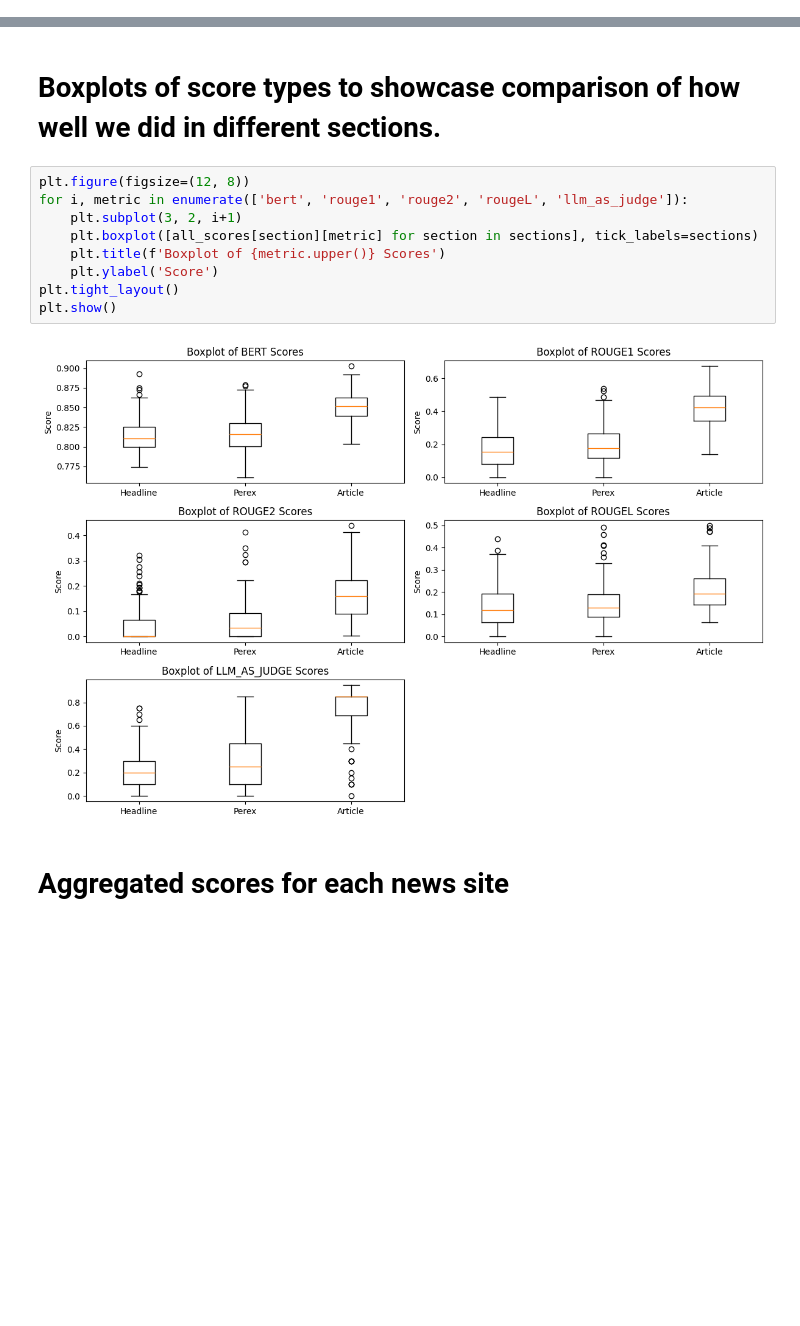
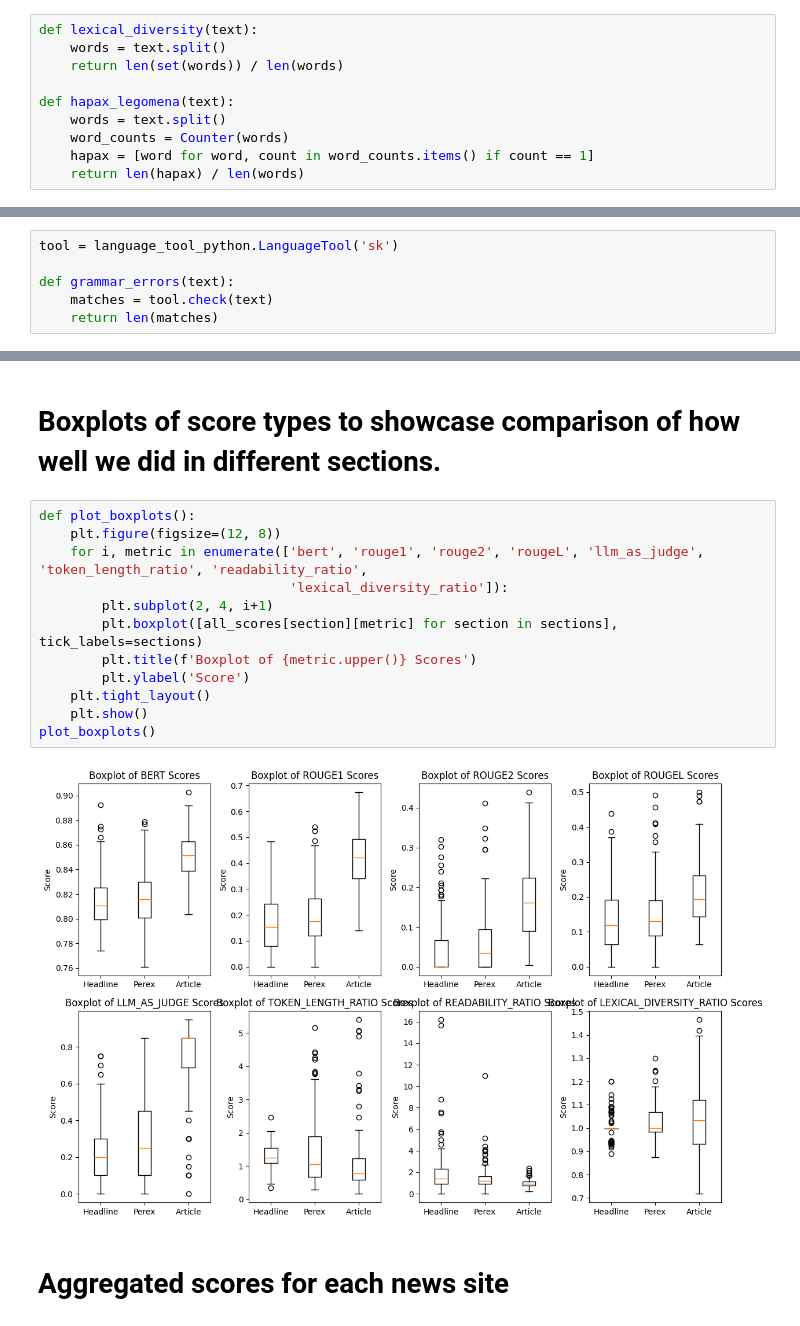
Before and after one commit to News-AIgency/App, a Jupyter notebook: backend/app/iitsrc/Evaluation.ipynb, the cells around one changed output, grey strips where cells are left out. Cells and saved outputs as stored; diff of their text form; blank space fills up the shorter version.

Commit message:
Added readability, lexical diversity and grammar errors metrics to evaluation

```diff
--- a/backend/app/iitsrc/Evaluation.ipynb
+++ b/backend/app/iitsrc/Evaluation.ipynb
@@ -15,0 +41,10 @@ llm_as_judge_scores = pd.read_csv('llm_as_judge_scores.csv')
+# %%
+def lexical_diversity(text):
+    words = text.split()
+    return len(set(words)) / len(words)
+
+def hapax_legomena(text):
+    words = text.split()
+    word_counts = Counter(words)
+    hapax = [word for word, count in word_counts.items() if count == 1]
+    return len(hapax) / len(words)
@@ -16 +53,7 @@ llm_as_judge_scores = pd.read_csv('llm_as_judge_scores.csv')
+# %%
+tool = language_tool_python.LanguageTool('sk')
+
+def grammar_errors(text):
+    matches = tool.check(text)
+    return len(matches)
 # %% [markdown]
@@ -150,16 +302,19 @@ plt.show()
 # %% [markdown]
 # Boxplots of score types to showcase comparison of how well we did in different sections.
 # %%
-plt.figure(figsize=(12, 8))
-for i, metric in enumerate(['bert', 'rouge1', 'rouge2', 'rougeL', 'llm_as_judge']):
-    plt.subplot(3, 2, i+1)
-    plt.boxplot([all_scores[section][metric] for section in sections], tick_labels=sections)
-    plt.title(f'Boxplot of {metric.upper()} Scores')
-    plt.ylabel('Score')
-plt.tight_layout()
-plt.show()
+def plot_boxplots():
+    plt.figure(figsize=(12, 8))
+    for i, metric in enumerate(['bert', 'rouge1', 'rouge2', 'rougeL', 'llm_as_judge', 'token_length_ratio', 'readability_ratio',
+                                'lexical_diversity_ratio']):
+        plt.subplot(2, 4, i+1)
+        plt.boxplot([all_scores[section][metric] for section in sections], tick_labels=sections)
+        plt.title(f'Boxplot of {metric.upper()} Scores')
+        plt.ylabel('Score')
+    plt.tight_layout()
+    plt.show()
+plot_boxplots()
 # %% [output]
-[figure, old version]
+[figure, new version]
 # %% [markdown]
 # Aggregated scores for each news site
 # %%
```
Also changed, not shown: parts of 43 cells of this notebook.
